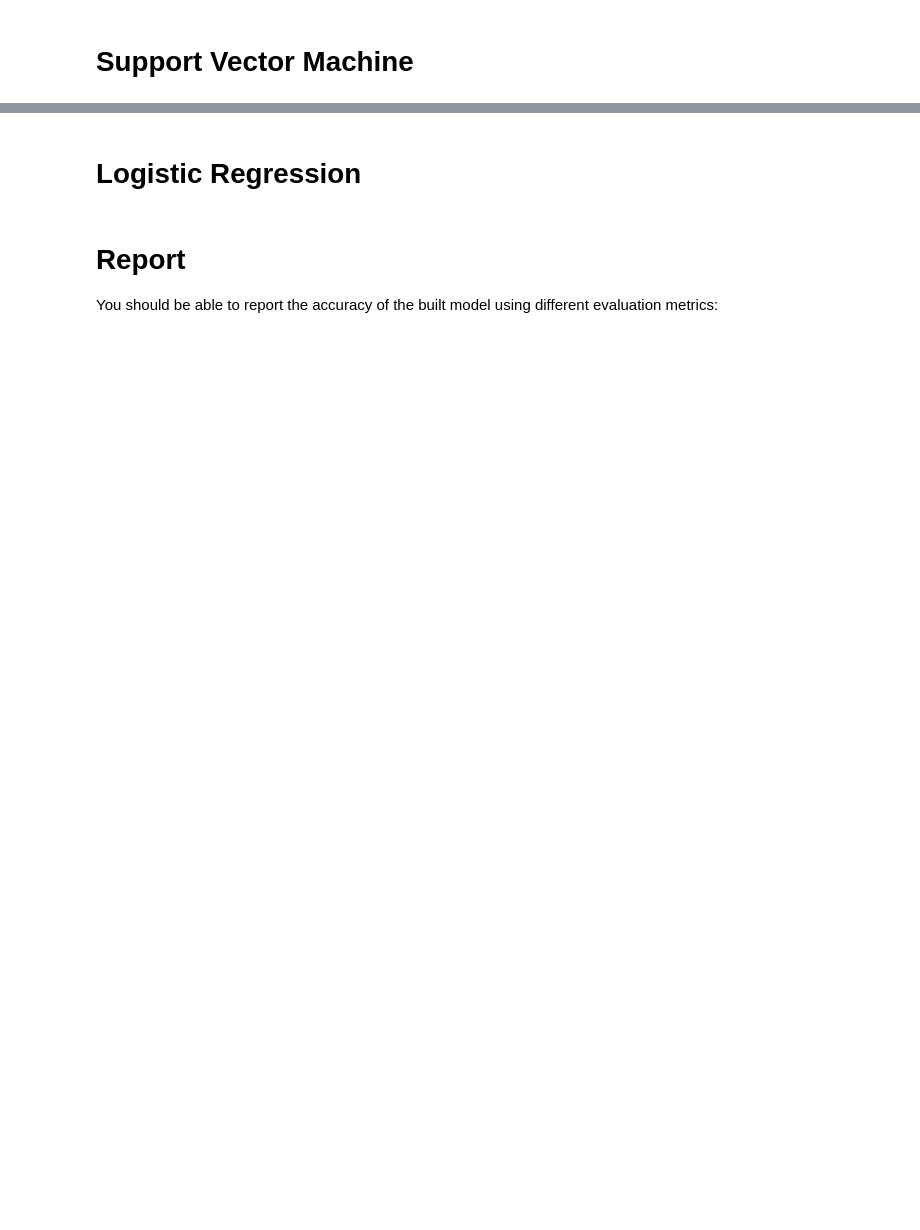
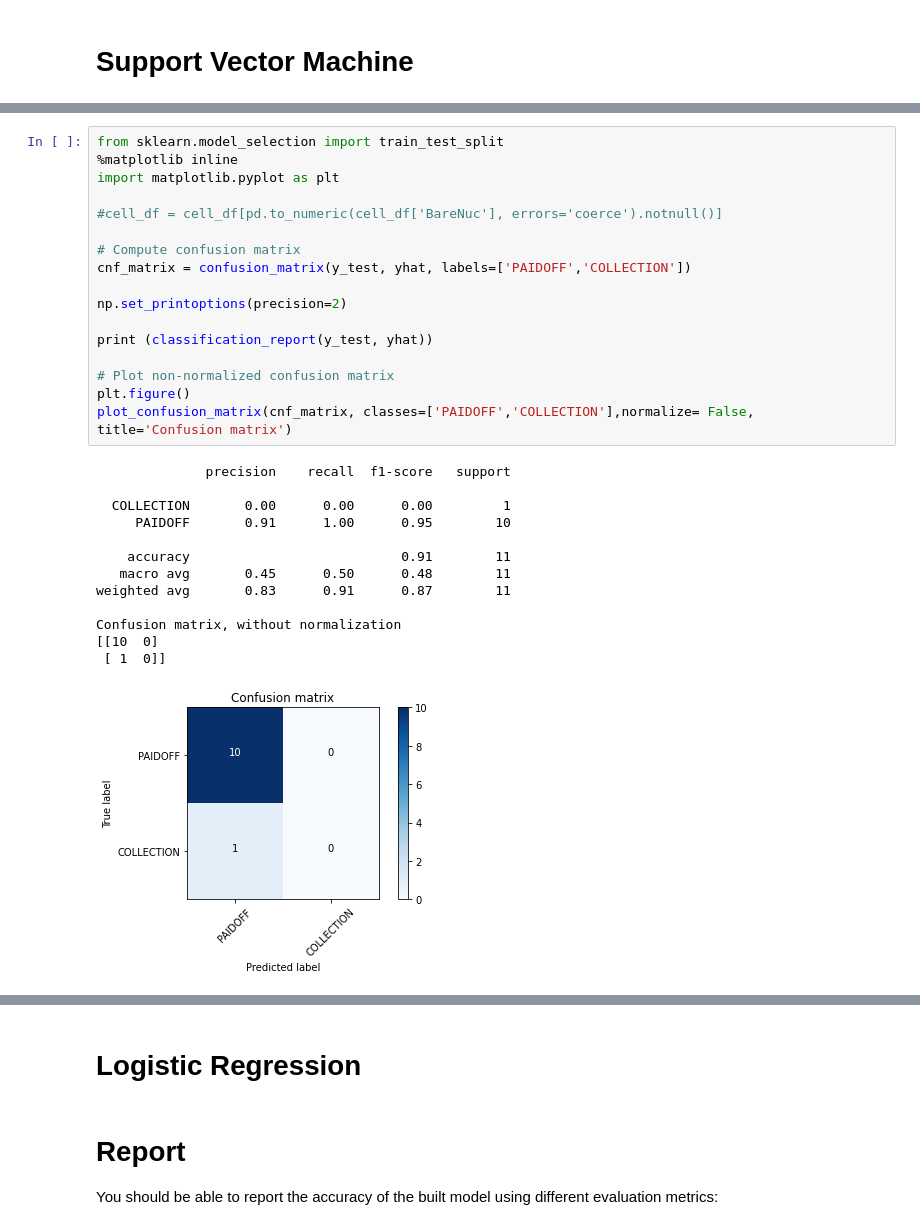
Before and after one commit to aperinchery/IBM_MachineLearning8, a Jupyter notebook: Final_MachineLearningWPython.ipynb, the cells around one changed output, grey strips where cells are left out. Drawn from its saved outputs; the diff is of its cells as text; blank space fills up the shorter version.

Commit message:
Support Vector machine working with TEST data.

```diff
--- a/Final_MachineLearningWPython.ipynb
+++ b/Final_MachineLearningWPython.ipynb
@@ -828,0 +865,31 @@ yhat [0:5]
+# %%
+from sklearn.model_selection import train_test_split
+%matplotlib inline
+import matplotlib.pyplot as plt
+
+#cell_df = cell_df[pd.to_numeric(cell_df['BareNuc'], errors='coerce').notnull()]
+
+# Compute confusion matrix
+cnf_matrix = confusion_matrix(y_test, yhat, labels=['PAIDOFF','COLLECTION'])
+
+np.set_printoptions(precision=2)
+
+print (classification_report(y_test, yhat))
+
+# Plot non-normalized confusion matrix
+plt.figure()
+plot_confusion_matrix(cnf_matrix, classes=['PAIDOFF','COLLECTION'],normalize= False,  title='Confusion matrix')
+# %% [output]
+              precision    recall  f1-score   support
+
+  COLLECTION       0.00      0.00      0.00         1
+     PAIDOFF       0.91      1.00      0.95        10
+
+    accuracy                           0.91        11
+   macro avg       0.45      0.50      0.48        11
+weighted avg       0.83      0.91      0.87        11
+
+Confusion matrix, without normalization
+[[10  0]
+ [ 1  0]]
+[figure, added]
```
Also changed, not shown: parts of 4 cells of this notebook.
